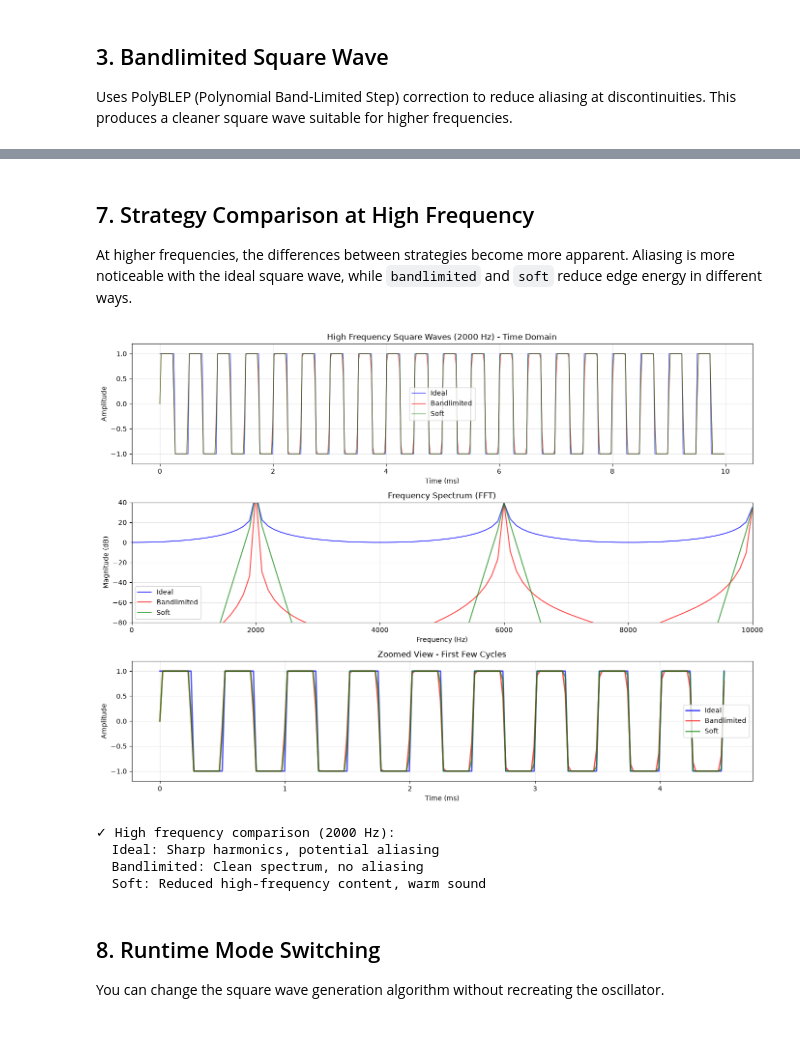
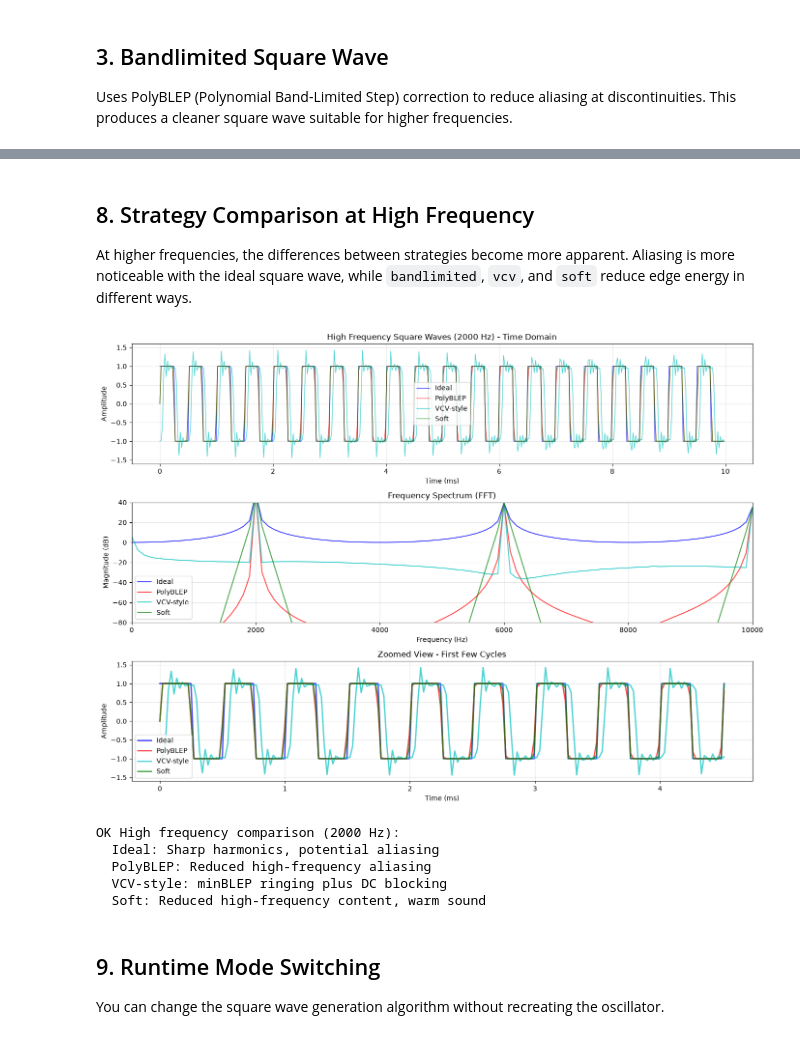
Before and after one commit to rasigle/sonicrack, a Jupyter notebook: examples/oscillators/oscillators_v2_square_strategy.ipynb, the cells around one changed output, grey strips where cells are left out. Drawn from its saved outputs; the diff is of its cells as text; code cells hidden in the pictures.

Commit message:
Added vcv strategy for square oscillator.

```diff
--- a/examples/oscillators/oscillators_v2_square_strategy.ipynb
+++ b/examples/oscillators/oscillators_v2_square_strategy.ipynb
@@ -325,9 +411,9 @@ print("  > 0.5 = wide pulse")
   < 0.5 = narrow pulse
   > 0.5 = wide pulse
 # %% [markdown]
-## 7. Strategy Comparison at High Frequency
+## 8. Strategy Comparison at High Frequency
 
-At higher frequencies, the differences between strategies become more apparent. Aliasing is more noticeable with the ideal square wave, while `bandlimited` and `soft` reduce edge energy in different ways.
+At higher frequencies, the differences between strategies become more apparent. Aliasing is more noticeable with the ideal square wave, while `bandlimited`, `vcv`, and `soft` reduce edge energy in different ways.
 # %%
 # Generate high frequency square waves (2 kHz)
 high_freq = 2000
@@ -335,6 +421,7 @@ osc_ideal_hf = SquareOscillator(frequency=high_freq, mode="ideal", gain_db=0)
 osc_bandlimited_hf = SquareOscillator(
     frequency=high_freq, mode="bandlimited", gain_db=0
 )
+osc_vcv_hf = SquareOscillator(frequency=high_freq, mode="vcv", gain_db=0)
 osc_soft_hf = SquareOscillator(
     frequency=high_freq, mode="soft", smoothness=15.0, gain_db=0
 )
@@ -343,30 +430,33 @@ osc_soft_hf = SquareOscillator(
 n_samples = int(sample_rate * 0.01)  # 10ms
 samples_ideal_hf = osc_ideal_hf.get_samples(n_samples)
 samples_bandlimited_hf = osc_bandlimited_hf.get_samples(n_samples)
+samples_vcv_hf = osc_vcv_hf.get_samples(n_samples)
 samples_soft_hf = osc_soft_hf.get_samples(n_samples)
 
 time_hf = np.arange(n_samples) / sample_rate * 1000
 
-plt.figure(figsize=(14., 10.))
+plt.figure(figsize=(14.0, 10.0))
 
 # Time domain comparison
 plt.subplot(3, 1, 1)
 plt.plot(time_hf, samples_ideal_hf, "b-", linewidth=1, alpha=0.7, label="Ideal")
 plt.plot(
-    time_hf, samples_bandlimited_hf, "r-", linewidth=1, alpha=0.7, label="Bandlimited"
+    time_hf, samples_bandlimited_hf, "r-", linewidth=1, alpha=0.7, label="PolyBLEP"
 )
+plt.plot(time_hf, samples_vcv_hf, "c-", linewidth=1, alpha=0.7, label="VCV-style")
 plt.plot(time_hf, samples_soft_hf, "g-", linewidth=1, alpha=0.7, label="Soft")
 plt.xlabel("Time (ms)")
 plt.ylabel("Amplitude")
 plt.title(f"High Frequency Square Waves ({high_freq} Hz) - Time Domain")
 plt.grid(True, alpha=0.3)
 plt.legend()
-plt.ylim(-1.2, 1.2)
+plt.ylim(-1.6, 1.6)
 
 # Frequency spectrum (FFT) comparison
 plt.subplot(3, 1, 2)
 fft_ideal = np.fft.rfft(samples_ideal_hf)
 fft_bandlimited = np.fft.rfft(samples_bandlimited_hf)
+fft_vcv = np.fft.rfft(samples_vcv_hf)
 fft_soft = np.fft.rfft(samples_soft_hf)
 freqs = np.fft.rfftfreq(n_samples, 1 / sample_rate)
 
@@ -378,7 +468,10 @@ plt.plot(
     20 * np.log10(np.abs(fft_bandlimited) + 1e-10),
     "r-",
     alpha=0.7,
-    label="Bandlimited",
+    label="PolyBLEP",
+)
+plt.plot(
+    freqs, 20 * np.log10(np.abs(fft_vcv) + 1e-10), "c-", alpha=0.7, label="VCV-style"
 )
 plt.plot(freqs, 20 * np.log10(np.abs(fft_soft) + 1e-10), "g-", alpha=0.7, label="Soft")
 plt.xlabel("Frequency (Hz)")
@@ -400,44 +493,54 @@ plt.plot(
     alpha=0.7,
     label="Ideal",
 )
 plt.plot(
     time_hf[:zoom_samples],
     samples_bandlimited_hf[:zoom_samples],
     "r-",
     linewidth=2,
     alpha=0.7,
-    label="Bandlimited",
+    label="PolyBLEP",
+)
+plt.plot(
+    time_hf[:zoom_samples],
+    samples_vcv_hf[:zoom_samples],
+    "c-",
+    linewidth=2,
+    alpha=0.7,
+    label="VCV-style",
 )
 plt.plot(
     time_hf[:zoom_samples],
     samples_soft_hf[:zoom_samples],
     "g-",
     linewidth=2,
     alpha=0.7,
     label="Soft",
 )
 plt.xlabel("Time (ms)")
 plt.ylabel("Amplitude")
 plt.title("Zoomed View - First Few Cycles")
 plt.grid(True, alpha=0.3)
 plt.legend()
-plt.ylim(-1.2, 1.2)
+plt.ylim(-1.6, 1.6)
 
 plt.tight_layout()
 plt.show()
 
-print(f"✓ High frequency comparison ({high_freq} Hz):")
+print(f"OK High frequency comparison ({high_freq} Hz):")
 print("  Ideal: Sharp harmonics, potential aliasing")
-print("  Bandlimited: Clean spectrum, no aliasing")
+print("  PolyBLEP: Reduced high-frequency aliasing")
+print("  VCV-style: minBLEP ringing plus DC blocking")
 print("  Soft: Reduced high-frequency content, warm sound")
 # %% [output]
-[figure, old version]
+[figure, new version]
-✓ High frequency comparison (2000 Hz):
+OK High frequency comparison (2000 Hz):
   Ideal: Sharp harmonics, potential aliasing
-  Bandlimited: Clean spectrum, no aliasing
+  PolyBLEP: Reduced high-frequency aliasing
+  VCV-style: minBLEP ringing plus DC blocking
   Soft: Reduced high-frequency content, warm sound
 # %% [markdown]
-## 8. Runtime Mode Switching
+## 9. Runtime Mode Switching
 
 You can change the square wave generation algorithm without recreating the oscillator.
 # %%
```
Also changed, not shown: parts of 18 cells of this notebook, 8 other files.
